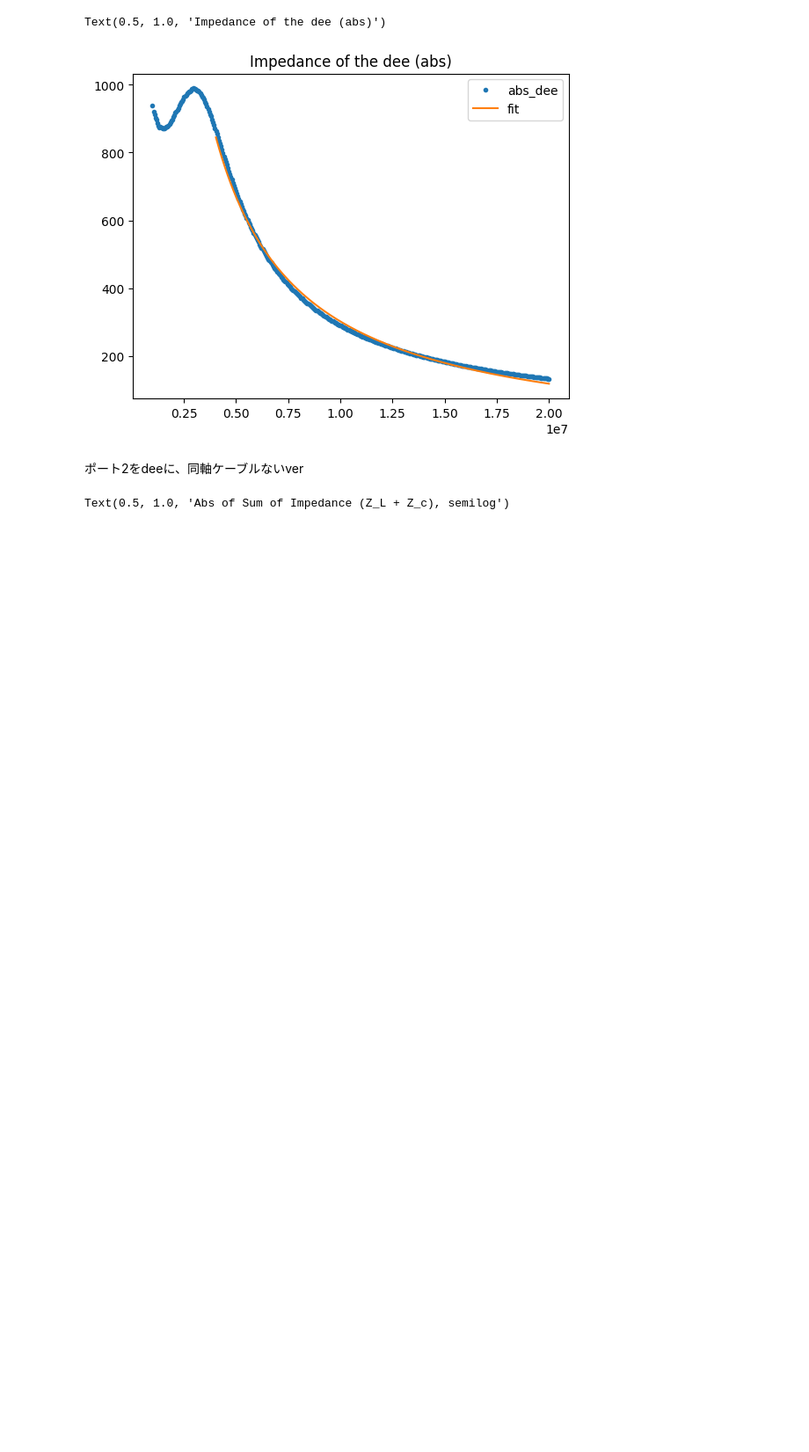
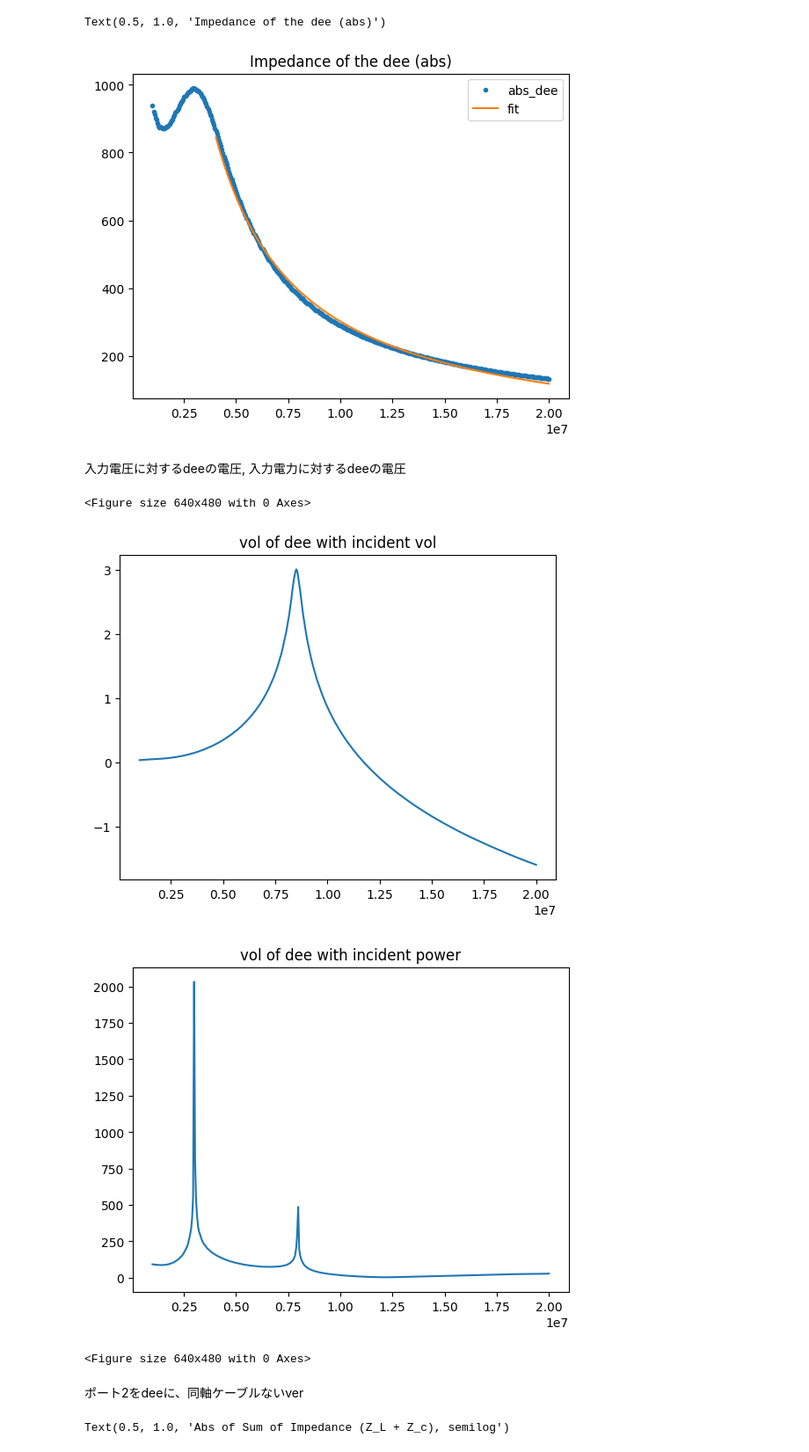
Before and after one commit to tyaxm/cyclotron, a Jupyter notebook: src/RLC_with_stray.ipynb, the cells around one changed output. Shown at 88% size. Drawn from its saved outputs; the diff is of its cells as text; code cells hidden in the pictures; blank space fills up the shorter version.

Commit message:
considering_stray_in_port1

```diff
--- a/src/RLC_with_stray.ipynb
+++ b/src/RLC_with_stray.ipynb
@@ -261,6 +261,20 @@ plt.title('Impedance of the dee (abs)')
 -66.11177093873086
 Text(0.5, 1.0, 'Impedance of the dee (abs)')
 [figure]
+# %% [markdown]
+入力電圧に対するdeeの電圧, 入力電力に対するdeeの電圧
+# %%
+plt.plot(freq,np.log(np.abs(Z_C)/np.abs(Z_tot_port1)))
+plt.title('vol of dee with incident vol')
+plt.figure()
+plt.plot(freq,np.abs(Z_C.imag)/np.sqrt(np.abs(Z_tot_port2.real)))
+plt.title('vol of dee with incident power')
+plt.figure()
+# %% [output]
+<Figure size 640x480 with 0 Axes>
+[figure, added]
+[figure, added]
+<Figure size 640x480 with 0 Axes>
 # %% [markdown]
 ポート2をdeeに、同軸ケーブルないver
 # %%
```
Also changed, not shown: parts of 5 cells of this notebook, 2 other files.
